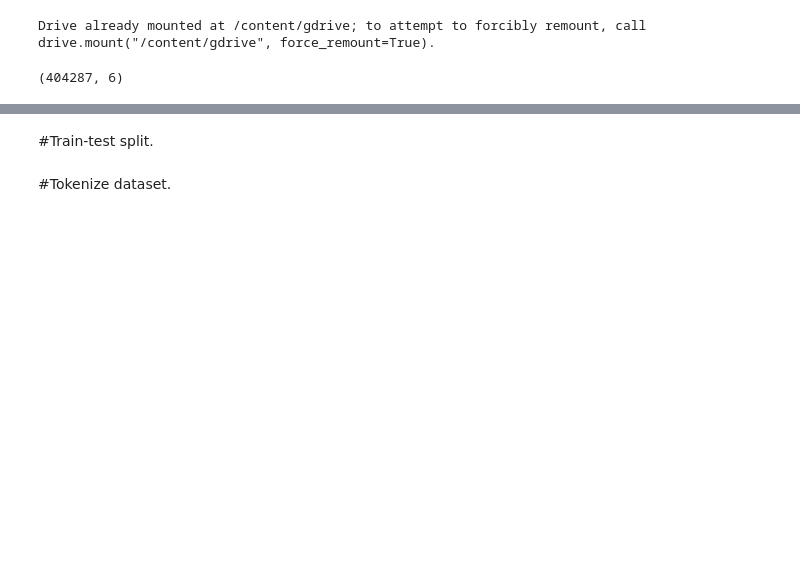
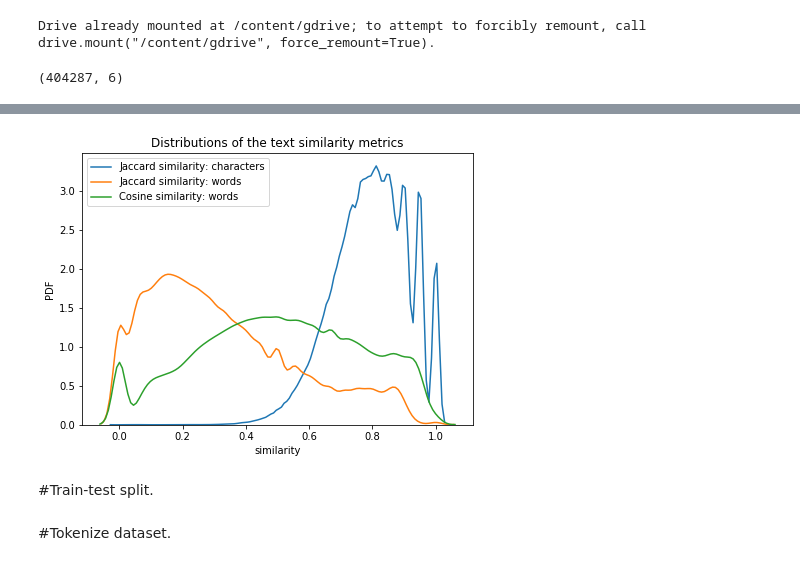
Before and after one commit to klekomtsev/text_classification_and_similarity, a Jupyter notebook: quora_questions_similarity/quora_questions_similarity.ipynb, the cells around one changed output, grey strips where cells are left out. Saved outputs shown, nothing was run; the diff lists cells and outputs as text; code cells hidden in the pictures; blank space fills up the shorter version.

```diff
--- a/quora_questions_similarity/quora_questions_similarity.ipynb
+++ b/quora_questions_similarity/quora_questions_similarity.ipynb
@@ -166,3 +198,29 @@ question_pairs.head(10)
+# %%
+fig, ax = plt.subplots(figsize=(7, 5))
+
+ax = sns.distplot(question_pairs.char_match_count,
+                  bins=int(np.sqrt(len(question_pairs.char_match_count))),
+                  kde=True,
+                  hist = False,
+                  label = 'Jaccard similarity: characters')
+ax = sns.distplot(question_pairs.word_match_count,
+                  bins=int(np.sqrt(len(question_pairs.word_match_count))),
+                  kde=True,
+                  hist = False,
+                  label = 'Jaccard similarity: words')
+ax = sns.distplot(question_pairs.cosine_similarity,
+                  bins=int(np.sqrt(len(question_pairs.cosine_similarity))),
+                  kde=True,
+                  hist = False,
+                  label = 'Cosine similarity: words')
+
+ax.set(xlabel='similarity', ylabel='PDF',
+       title = 'Distributions of the text similarity metrics')
+
+plt.legend()
+plt.show()
+# %% [output]
+[figure, added]
 # %% [markdown]
 #Train-test split.
 # %%
```
Also changed, not shown: parts of 31 cells of this notebook.
